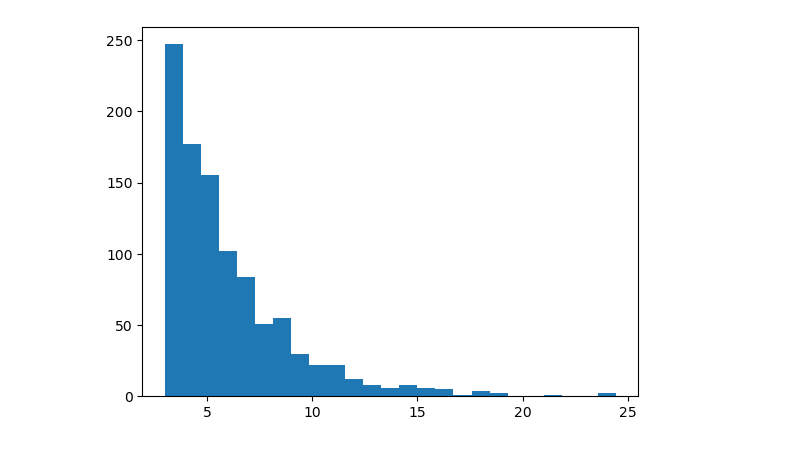
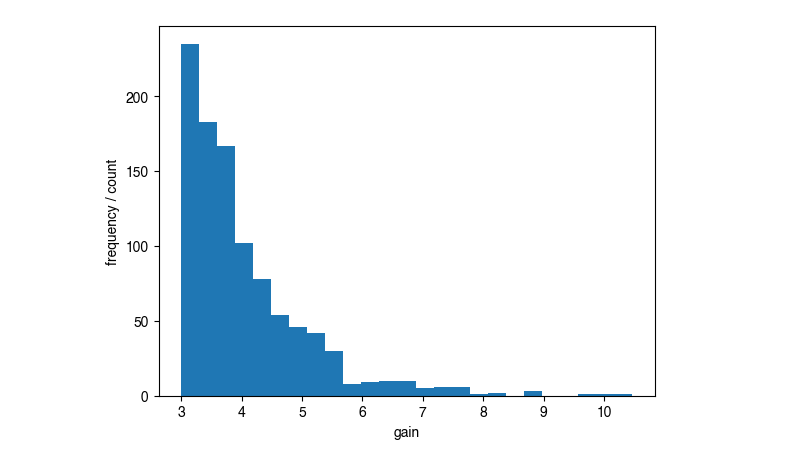
Before and after one commit to a-darcher/response_generator, a Jupyter notebook: dev_nbs/params.ipynb, the cells around one changed output. Saved outputs shown, nothing was run; the diff lists cells and outputs as text; code cells hidden in the pictures.

```diff
--- a/dev_nbs/params.ipynb
+++ b/dev_nbs/params.ipynb
@@ -41,15 +34,17 @@ plt.show()
 # %%
 rng = np.random.default_rng()
 u = rng.uniform(size=1000)
 
-scale = 3
+scale = 1
 threshold =3
 f =threshold - scale * np.log(u)
 
 plt.hist(f, bins=25)
+plt.ylabel("frequency / count")
+plt.xlabel("gain")
 plt.show()
 # %% [output]
-[figure, old version]
+[figure, new version]
 # %%
 rng = np.random.default_rng()
 u = rng.uniform(size=1000)
```
Also changed, not shown: parts of 10 cells of this notebook, 1 other file.
